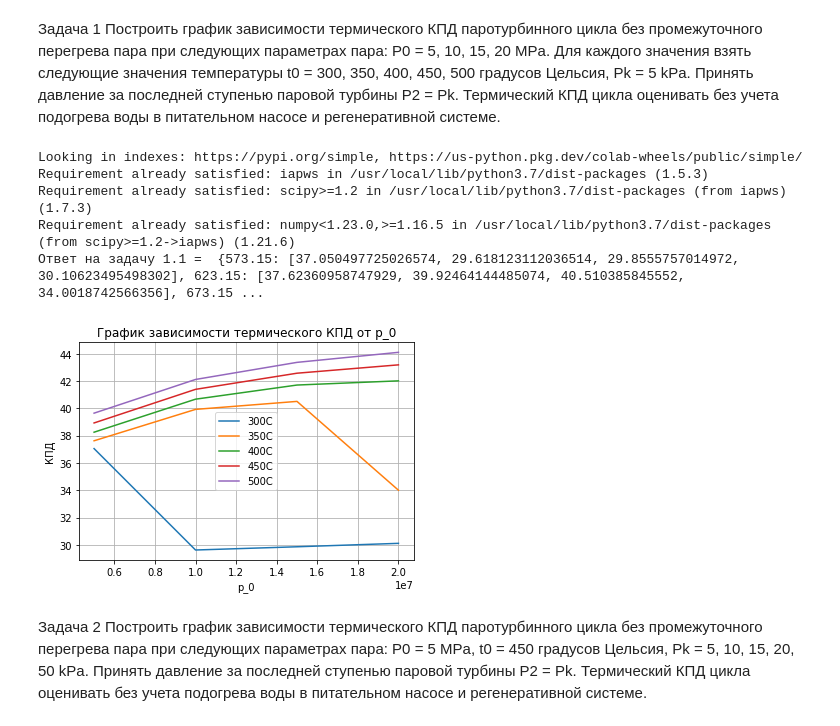
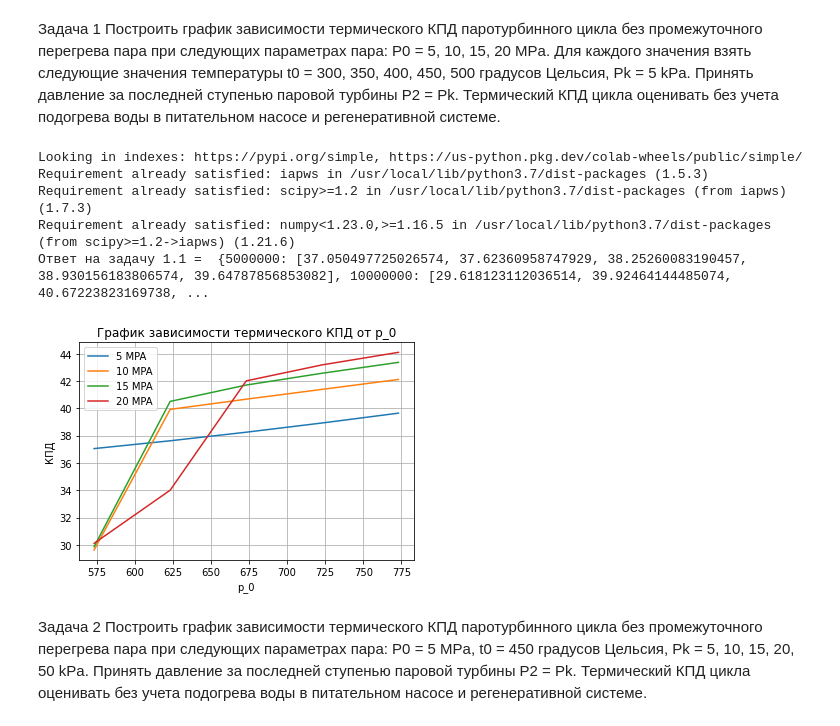
Before and after one commit to AndreyBarTF/turbines_autumn_2022-Homework, a Jupyter notebook: BarbashinAndreyTFe1_11_2.ipynb, the cells around one changed output. Drawn from its saved outputs; the diff is of its cells as text; code cells hidden in the pictures.

```diff
--- a/BarbashinAndreyTFe1_11_2.ipynb
+++ b/BarbashinAndreyTFe1_11_2.ipynb
@@ -21,15 +21,12 @@ kPa = 10 ** 3
 unit = 1 / MPa
 to_kelvin = lambda x: x + 273.15 if x else None
 
-
-def multiply(x):
-    return x * 10**3
 def multiply1(x):
     return x * 10**6
+#Начальные параметры
 p_0 = [5,10,15,20]
 p_0 = list(map(multiply1,p_0))
-p_k = 5 * kPa
-
+p_k = 5 * (10 ** 3)
 t = [300,350,400,450,500]
 t_0 = list(map(to_kelvin,t))
 
@@ -65,7 +62,6 @@ def construct_cycle_points(
 
     return point_0, p_condenser, p_pump
 
-
 def compute_cycle_efficiency(p_0: point_type, p_condenser: point_type, p_pump: point_type) -> float:
 
     useful_energy = p_0.h - p_condenser.h
@@ -80,50 +76,47 @@ def solve_exercise(
     x_0: Optional[Union[int, float]] = None,) -> float:
 
     point_0, p_condenser, p_pump = construct_cycle_points(
         p_0=p_0 * unit,
         p_k=p_k * unit,
         t_0=t_0,
         x_0=x_0
     )
 
     efficiency = compute_cycle_efficiency(p_0=point_0, p_condenser=p_condenser, p_pump=p_pump)
 
     return efficiency
-# Начальные параметры:
-
 
 eff = dict()
-for t0value in t_0:
-    eff[t0value]= []
-    for p0value in p_0:
-        eff[t0value].append(solve_exercise(p0value,p_k,t0value))
+for p0value in p_0:
+    eff[p0value]= []
+    for t0value in t_0:
+        eff[p0value].append(solve_exercise(p0value,p_k,t0value))
+
 print('Ответ на задачу 1.1 = ', eff)
-
-X = p_0
-Y = eff[573.15]
-Y1 = eff[623.15]
-Y2 = eff[673.15]
-Y3 = eff[723.15]
-Y4 = eff[773.15]
+X = t_0
+Y = eff[5000000]
+Y1 = eff[10000000]
+Y2 = eff[15000000]
+Y3 = eff[20000000]
 
 plt.plot(X,Y)
 plt.plot(X,Y1)
 plt.plot(X,Y2)
 plt.plot(X,Y3)
-plt.plot(X,Y4)
+
 plt.grid(True)
 plt.title('График зависимости термического КПД от p_0')
 plt.ylabel('КПД')
 plt.xlabel('p_0')
-plt.legend(['300С','350С','400С','450С','500C'])
+plt.legend(['5 MPA','10 MPA','15 MPA','20 MPA'])
 plt.show()
 # %% [output]
 Looking in indexes: https://pypi.org/simple, https://us-python.pkg.dev/colab-wheels/public/simple/
 Requirement already satisfied: iapws in /usr/local/lib/python3.7/dist-packages (1.5.3)
 Requirement already satisfied: scipy>=1.2 in /usr/local/lib/python3.7/dist-packages (from iapws) (1.7.3)
 Requirement already satisfied: numpy<1.23.0,>=1.16.5 in /usr/local/lib/python3.7/dist-packages (from scipy>=1.2->iapws) (1.21.6)
-Ответ на задачу 1.1 =  {573.15: [37.050497725026574, 29.618123112036514, 29.8555757014972, 30.10623495498302], 623.15: [37.62360958747929, 39.92464144485074, 40.510385845552, 34.0018742566356], 673.15 ...
+Ответ на задачу 1.1 =  {5000000: [37.050497725026574, 37.62360958747929, 38.25260083190457, 38.930156183806574, 39.64787856853082], 10000000: [29.618123112036514, 39.92464144485074, 40.67223823169738, ...
-[figure, old version]
+[figure, new version]
 # %% [markdown]
 Задача 2 Построить график зависимости термического КПД паротурбинного цикла без промежуточного перегрева пара при следующих параметрах пара: P0 = 5 MPa, t0 = 450 градусов Цельсия, Pk = 5, 10, 15, 20, 50 kPa. Принять давление за последней ступенью паровой турбины P2 = Pk. Термический КПД цикла оценивать без учета подогрева воды в питательном насосе и регенеративной системе.
 # %%
```
